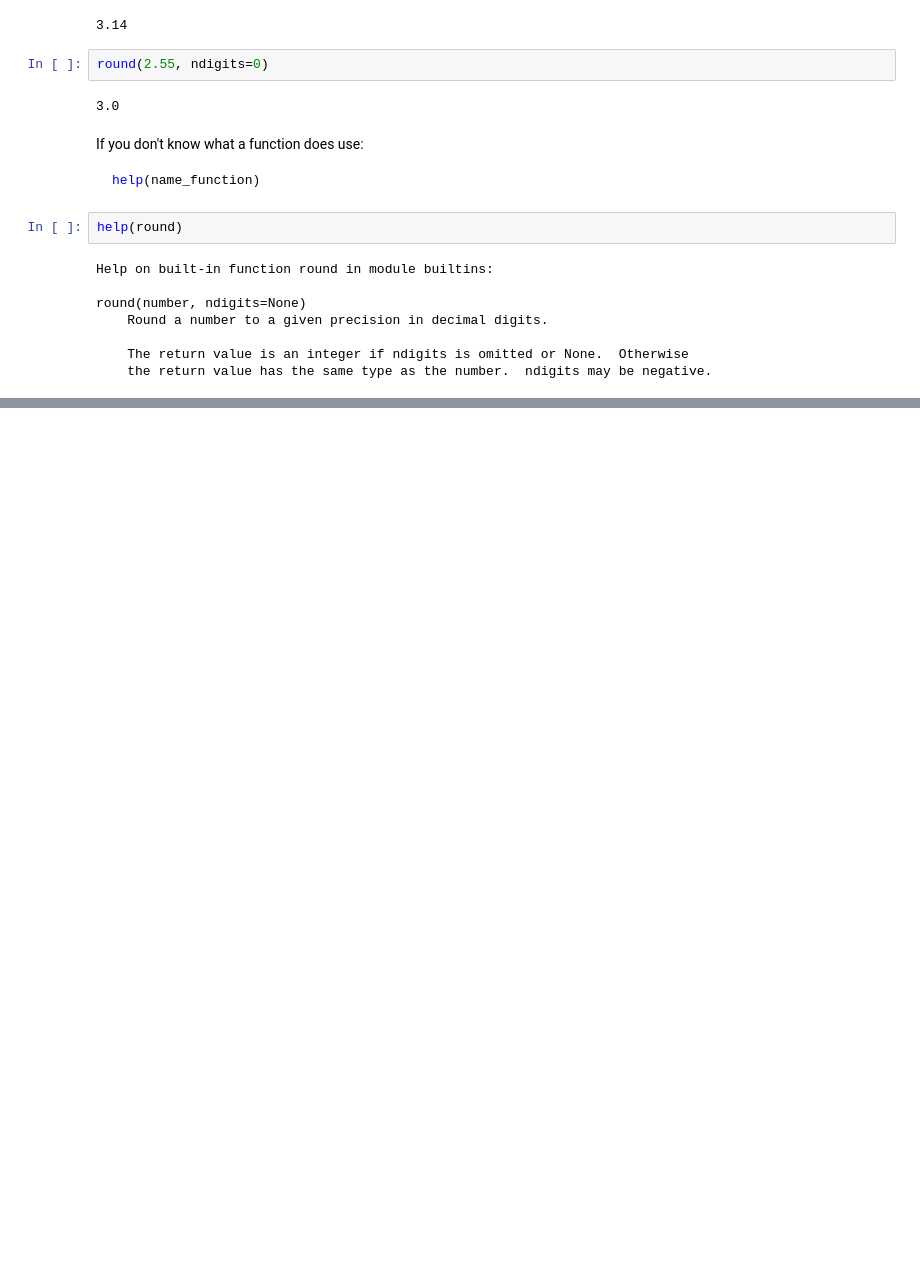
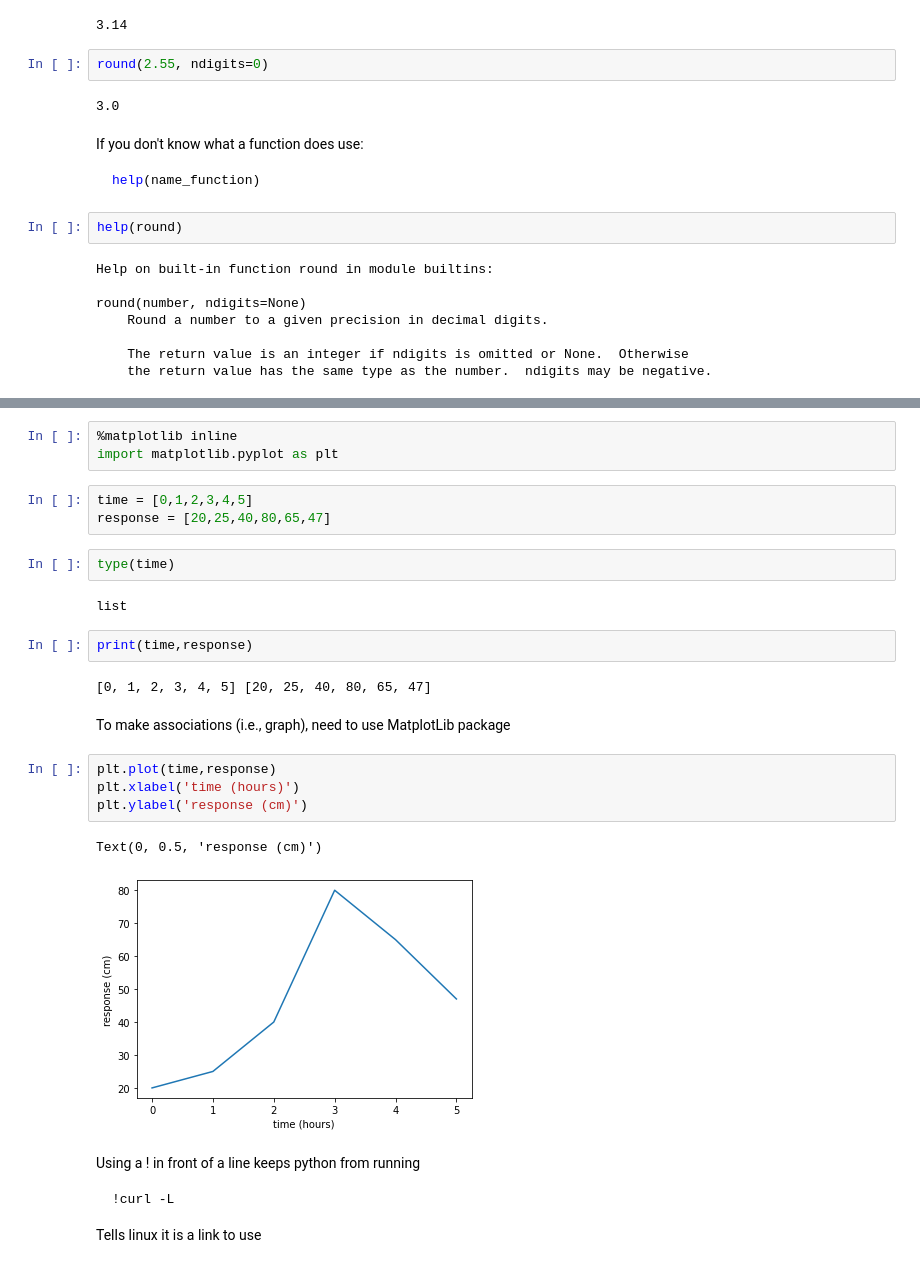
Before and after one commit to shostakm21/PracticalComputing_2022, a Jupyter notebook: PracComp2022.ipynb, the cells around one changed output, grey strips where cells are left out. Cells and saved outputs as stored; diff of their text form; blank space fills up the shorter version.

Commit message:
2nd Python Notebook Session

````diff
--- a/PracComp2022.ipynb
+++ b/PracComp2022.ipynb
@@ -205,0 +435,29 @@ round(number, ndigits=None)
+# %%
+%matplotlib inline
+import matplotlib.pyplot as plt
+# %%
+time = [0,1,2,3,4,5]
+response = [20,25,40,80,65,47]
+# %%
+type(time)
+# %% [output]
+list
+# %%
+print(time,response)
+# %% [output]
+[0, 1, 2, 3, 4, 5] [20, 25, 40, 80, 65, 47]
+# %% [markdown]
+To make associations (i.e., graph), need to use MatplotLib package
+# %%
+plt.plot(time,response)
+plt.xlabel('time (hours)')
+plt.ylabel('response (cm)')
+# %% [output]
+Text(0, 0.5, 'response (cm)')
+[figure, added]
+# %% [markdown]
+Using a ! in front of a line keeps python from running
+```
+!curl -L
+```
+Tells linux it is a link to use
````
Also changed, not shown: parts of 53 cells of this notebook.
